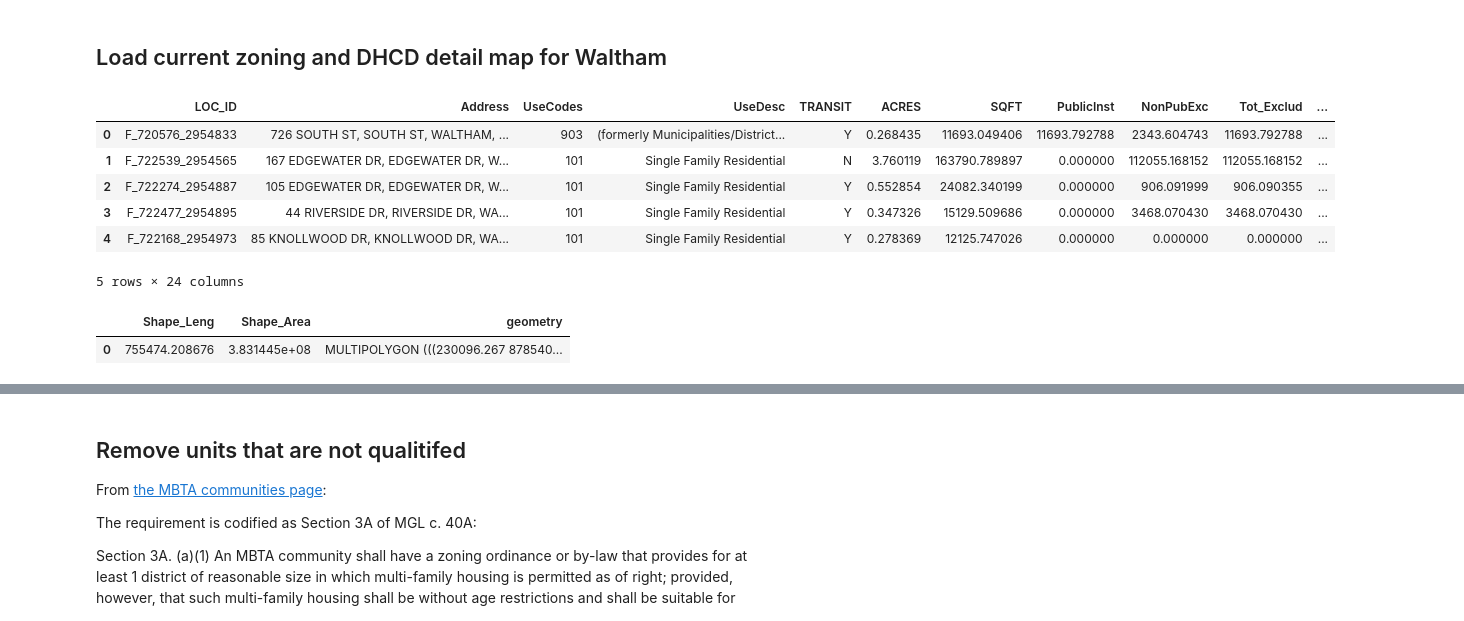
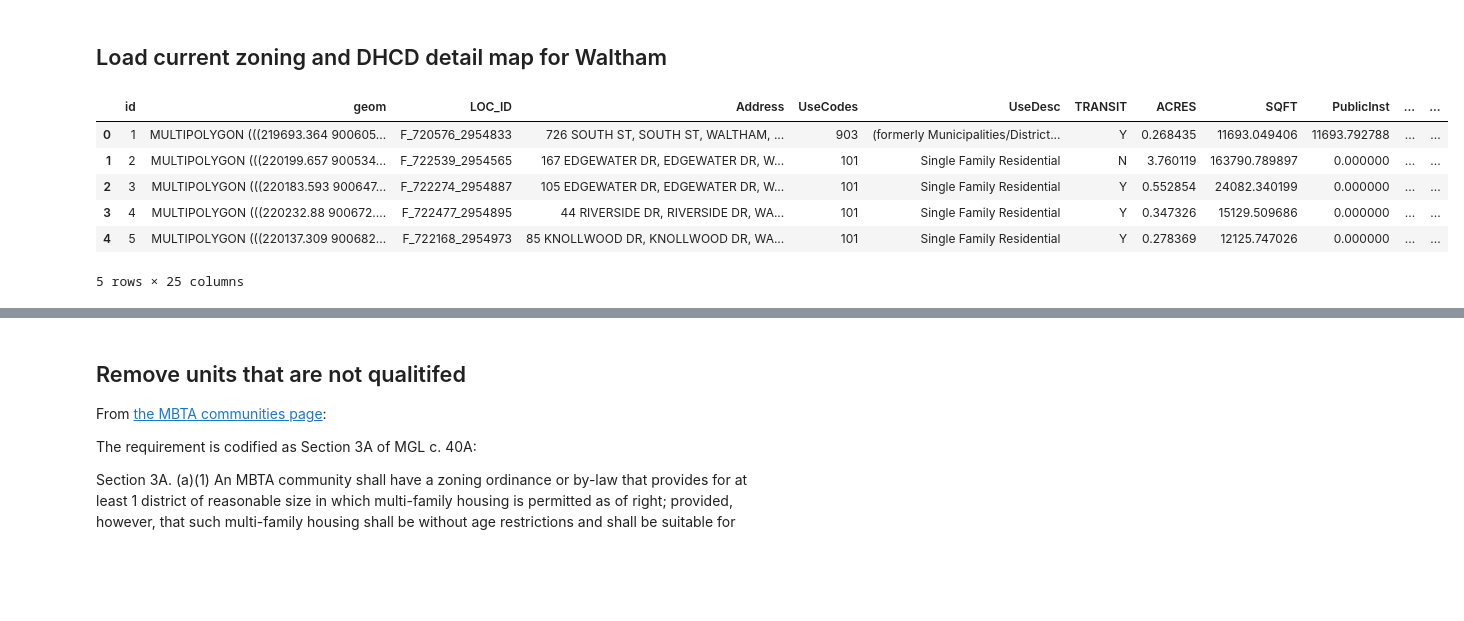
Before and after one commit to tjrileywisc/waltham_gis, a Jupyter notebook: investigations/mbta_c_interim_compliance/notebook.ipynb, the cells around one changed output, grey strips where cells are left out. Saved outputs shown, nothing was run; the diff lists cells and outputs as text; code cells hidden in the pictures; blank space fills up the shorter version.

Commit message:
Update mbta interim compliance notebook

```diff
--- a/investigations/mbta_c_interim_compliance/notebook.ipynb
+++ b/investigations/mbta_c_interim_compliance/notebook.ipynb
@@ -26,3 +17,10 @@ fs = DVCFileSystem("https://github.com/tjrileywisc/waltham_etl")
+# %%
+import pandas as pd
+import geopandas as geo_pd
+
+from data.connect_db import get_db
+
+con = get_db()
 # %%
 
 # mbta required
@@ -58,21 +56,18 @@ MFH_CODES = [
 # %% [markdown]
 ## Load current zoning and DHCD detail map for Waltham
 # %%
-with fs.open("data/mbta_communities/308_WALTHAM_detail.zip") as f:
-    content = BytesIO(f.read())
-    zip = ZipFile(content)
-    zip.extractall("../../data/mbta_communities/308_WALTHAM_detail")
-    property_shapefiles_df = geo_pd.read_file("../../data/mbta_communities/308_WALTHAM_detail/308_WALTHAM_detail.shp")
+query = "select * from \"308_WALTHAM_detail\""
+property_shapefiles_df = geo_pd.read_postgis(query, con)
 
 property_shapefiles_df.drop(axis="columns", labels=["Owner"], inplace=True)
 
 property_shapefiles_df["UseCodes"] = property_shapefiles_df["UseCodes"].astype(str)
 property_shapefiles_df.head()
 # %% [output]
-|  | LOC_ID | Address | UseCodes | UseDesc | TRANSIT | ACRES | SQFT | PublicInst | NonPubExc | Tot_Exclud | ... |
-| 0 | F_720576_2954833 | 726 SOUTH ST, SOUTH ST, WALTHAM, ... | 903 | (formerly Municipalities/District... | Y | 0.268435 | 11693.049406 | 11693.792788 | 2343.604743 | 11693.792788 | ... |
-| 1 | F_722539_2954565 | 167 EDGEWATER DR, EDGEWATER DR, W... | 101 | Single Family Residential | N | 3.760119 | 163790.789897 | 0.000000 | 112055.168152 | 112055.168152 | ... |
-| 2 | F_722274_2954887 | 105 EDGEWATER DR, EDGEWATER DR, W... | 101 | Single Family Residential | Y | 0.552854 | 24082.340199 | 0.000000 | 906.091999 | 906.090355 | ... |
-| 3 | F_722477_2954895 | 44 RIVERSIDE DR, RIVERSIDE DR, WA... | 101 | Single Family Residential | Y | 0.347326 | 15129.509686 | 0.000000 | 3468.070430 | 3468.070430 | ... |
-| 4 | F_722168_2954973 | 85 KNOLLWOOD DR, KNOLLWOOD DR, WA... | 101 | Single Family Residential | Y | 0.278369 | 12125.747026 | 0.000000 | 0.000000 | 0.000000 | ... |
+|  | id | geom | LOC_ID | Address | UseCodes | UseDesc | TRANSIT | ACRES | SQFT | PublicInst | ... | ... |
+| 0 | 1 | MULTIPOLYGON (((219693.364 900605... | F_720576_2954833 | 726 SOUTH ST, SOUTH ST, WALTHAM, ... | 903 | (formerly Municipalities/District... | Y | 0.268435 | 11693.049406 | 11693.792788 | ... | ... |
+| 1 | 2 | MULTIPOLYGON (((220199.657 900534... | F_722539_2954565 | 167 EDGEWATER DR, EDGEWATER DR, W... | 101 | Single Family Residential | N | 3.760119 | 163790.789897 | 0.000000 | ... | ... |
+| 2 | 3 | MULTIPOLYGON (((220183.593 900647... | F_722274_2954887 | 105 EDGEWATER DR, EDGEWATER DR, W... | 101 | Single Family Residential | Y | 0.552854 | 24082.340199 | 0.000000 | ... | ... |
+| 3 | 4 | MULTIPOLYGON (((220232.88 900672.... | F_722477_2954895 | 44 RIVERSIDE DR, RIVERSIDE DR, WA... | 101 | Single Family Residential | Y | 0.347326 | 15129.509686 | 0.000000 | ... | ... |
+| 4 | 5 | MULTIPOLYGON (((220137.309 900682... | F_722168_2954973 | 85 KNOLLWOOD DR, KNOLLWOOD DR, WA... | 101 | Single Family Residential | Y | 0.278369 | 12125.747026 | 0.000000 | ... | ... |
-5 rows × 24 columns
+5 rows × 25 columns
@@ -87,14 +78,3 @@ with fs.open("data/gis/L3_SHP_M308_WALTHAM.zip") as f:
 # %%
 # add tax data so we can get unit counts
 property_shapefiles_df = property_shapefiles_df.merge(assessments_df, on="LOC_ID", how="left")
-# %%
-with fs.open("data/mbta_communities/Transit_Station_Areas_Half_Mile_Radius.zip") as f:
-    content = BytesIO(f.read())
-    zip = ZipFile(content)
-    zip.extractall("../../data/mbta_communities/Transit_Station_Areas_Half_Mile_Radius")
-    half_mile_radius_df = geo_pd.read_file("../../data/mbta_communities/Transit_Station_Areas_Half_Mile_Radius/Transit_Station_Areas_Half_Mile_Radius.shp")
-
-half_mile_radius_df.head()
-# %% [output]
-|  | Shape_Leng | Shape_Area | geometry |
-| 0 | 755474.208676 | 3.831445e+08 | MULTIPOLYGON (((230096.267 878540... |
```
Also changed, not shown: parts of 15 cells of this notebook.
